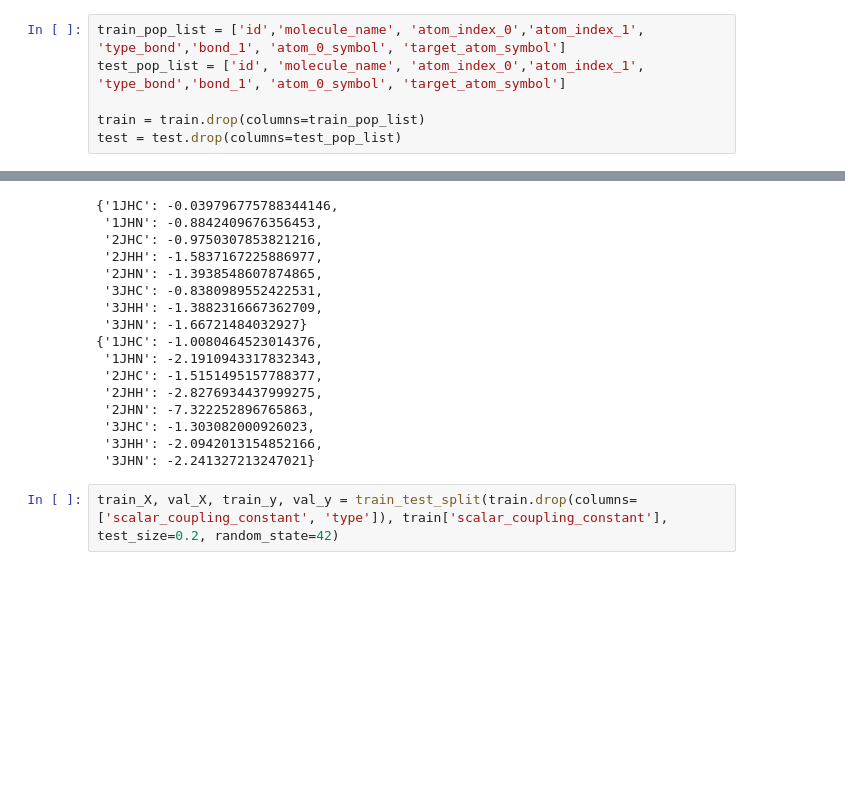
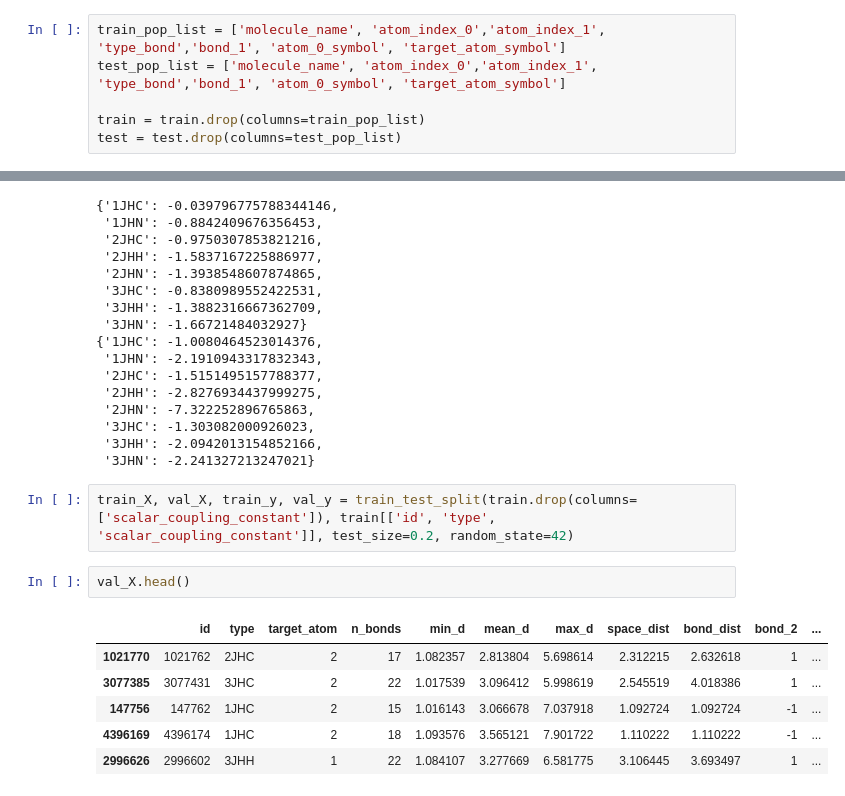
Before and after one commit to tram-tr/predicting-molecular-properties, a Jupyter notebook: models_v2.ipynb, the cells around one changed output, grey strips where cells are left out. Drawn from its saved outputs; the diff is of its cells as text; blank space fills up the shorter version.

```diff
--- a/models_v2.ipynb
+++ b/models_v2.ipynb
@@ -118,8 +118,8 @@ test.head()
 | 3 | 4659080 | dsgdb9nsd_000004 | 3 | 1 | 2JHC | 2 | 2 | 3 | 1.062099 | ... |
 | 4 | 4659078 | dsgdb9nsd_000004 | 2 | 3 | 3JHH | 3 | 1 | 3 | 1.062099 | ... |
 # %%
-train_pop_list = ['id','molecule_name', 'atom_index_0','atom_index_1', 'type_bond','bond_1', 'atom_0_symbol', 'target_atom_symbol']
-test_pop_list = ['id', 'molecule_name', 'atom_index_0','atom_index_1', 'type_bond','bond_1', 'atom_0_symbol', 'target_atom_symbol']
+train_pop_list = ['molecule_name', 'atom_index_0','atom_index_1', 'type_bond','bond_1', 'atom_0_symbol', 'target_atom_symbol']
+test_pop_list = ['molecule_name', 'atom_index_0','atom_index_1', 'type_bond','bond_1', 'atom_0_symbol', 'target_atom_symbol']
 
 train = train.drop(columns=train_pop_list)
 test = test.drop(columns=test_pop_list)
@@ -283,4 +283,13 @@ pprint(xgb_train_lmae)
  '3JHH': -2.0942013154852166,
  '3JHN': -2.241327213247021}
 # %%
-train_X, val_X, train_y, val_y = train_test_split(train.drop(columns=['scalar_coupling_constant', 'type']), train['scalar_coupling_constant'], test_size=0.2, random_state=42)
+train_X, val_X, train_y, val_y = train_test_split(train.drop(columns=['scalar_coupling_constant']), train[['id', 'type', 'scalar_coupling_constant']], test_size=0.2, random_state=42)
+# %%
+val_X.head()
+# %% [output]
+|  | id | type | target_atom | n_bonds | min_d | mean_d | max_d | space_dist | bond_dist | bond_2 | ... |
+| 1021770 | 1021762 | 2JHC | 2 | 17 | 1.082357 | 2.813804 | 5.698614 | 2.312215 | 2.632618 | 1 | ... |
+| 3077385 | 3077431 | 3JHC | 2 | 22 | 1.017539 | 3.096412 | 5.998619 | 2.545519 | 4.018386 | 1 | ... |
+| 147756 | 147762 | 1JHC | 2 | 15 | 1.016143 | 3.066678 | 7.037918 | 1.092724 | 1.092724 | -1 | ... |
+| 4396169 | 4396174 | 1JHC | 2 | 18 | 1.093576 | 3.565121 | 7.901722 | 1.110222 | 1.110222 | -1 | ... |
+| 2996626 | 2996602 | 3JHH | 1 | 22 | 1.084107 | 3.277669 | 6.581775 | 3.106445 | 3.693497 | 1 | ... |
```
Also changed, not shown: parts of 10 cells of this notebook.
